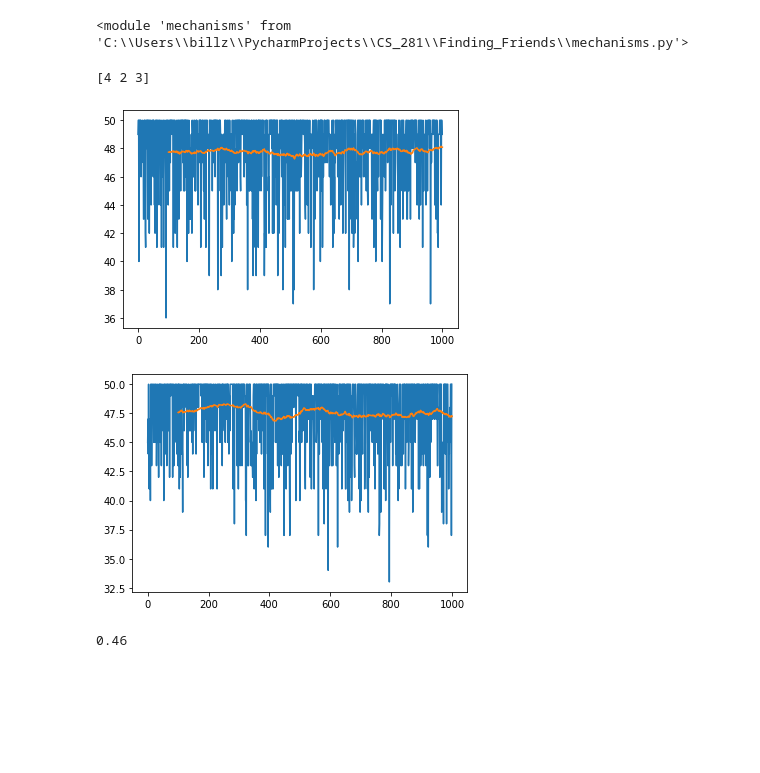
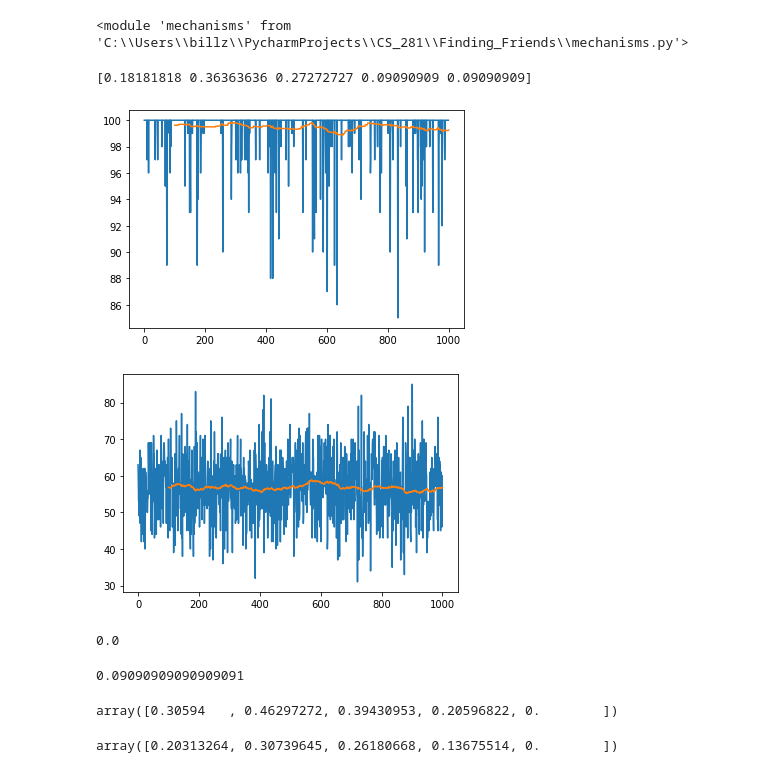
Before and after one commit to bzhang42/Finding_Friends, a Jupyter notebook: game_analysis.ipynb, the cells around one changed output. Drawn from its saved outputs; the diff is of its cells as text; code cells hidden in the pictures; blank space fills up the shorter version.

Commit message:
implemented beta binomial agent

```diff
--- a/game_analysis.ipynb
+++ b/game_analysis.ipynb
@@ -15,25 +15,26 @@ importlib.reload(mechanisms)
 # %% [output]
 <module 'mechanisms' from 'C:\\Users\\billz\\PycharmProjects\\CS_281\\Finding_Friends\\mechanisms.py'>
 # %%
-NUM_PLAYERS = 3
+NUM_PLAYERS = 5
 BASE_LVL = 0
-LVL_CAP = 50
+LVL_CAP = 100
 WIN_PROB = 1.0
 
 skill_levels = np.random.randint(1, 5, size=NUM_PLAYERS)
+skill_levels = skill_levels / np.sum(skill_levels)
 print(skill_levels)
 
 ff_agents = [agents.Basic_Agent(i, BASE_LVL) for i in range(NUM_PLAYERS - 1)]
 # ff_agents.append(agents.Lowest_Level_Agent(NUM_PLAYERS - 3, BASE_LVL))
 # ff_agents.append(agents.Lowest_Level_Agent(NUM_PLAYERS - 2, BASE_LVL))
-ff_agents.append(agents.Lowest_Level_Agent(NUM_PLAYERS - 1, BASE_LVL))
+ff_agents.append(agents.Beta_Binomial_Agent(NUM_PLAYERS - 1, BASE_LVL, skill=skill_levels[NUM_PLAYERS - 1], priors=(2, 3)))
 
-ff_mech = mechanisms.Baseline_Mechanism(num_players=NUM_PLAYERS, p=WIN_PROB)
-# ff_mech = mechanisms.Skill_Mechanism(num_players=NUM_PLAYERS, skill_levels=skill_levels)
+# ff_mech = mechanisms.Baseline_Mechanism(num_players=NUM_PLAYERS, p=WIN_PROB)
+ff_mech = mechanisms.Skill_Mechanism(num_players=NUM_PLAYERS, skill_levels=skill_levels)
 
 ff_game = game.Game(players=ff_agents, mechanism=ff_mech, cap=LVL_CAP, logging_level='DEBUG')
 # %% [output]
-[4 2 3]
+[0.18181818 0.36363636 0.27272727 0.09090909 0.09090909]
 # %%
 NUM_TRIALS = 1000
 results = []
@@ -45,13 +46,13 @@ for i in range(NUM_TRIALS):
 
 results = np.array(results)
 # %%
-plt.plot(results[:, 0])
-means = torch.tensor(results[:, 0], dtype=torch.float).unfold(0, 100, 1).mean(1).view(-1)
+plt.plot(results[:, 1])
+means = torch.tensor(results[:, 1], dtype=torch.float).unfold(0, 100, 1).mean(1).view(-1)
 # means = torch.cat((torch.zeros(99), means))
 plt.plot(np.arange(100, 100 + len(means)), means.numpy())
 plt.show()
 # %% [output]
-[figure, old version]
+[figure, new version]
 # %%
 plt.plot(results[:, -1])
 means = torch.tensor(results[:, -1], dtype=torch.float).unfold(0, 100, 1).mean(1).view(-1)
@@ -59,8 +60,21 @@ means = torch.tensor(results[:, -1], dtype=torch.float).unfold(0, 100, 1).mean(1
 plt.plot(np.arange(100, 100 + len(means)), means.numpy())
 plt.show()
 # %% [output]
-[figure, old version]
+[figure, new version]
 # %%
-np.sum([results[i][-1] == 50 for i in range(len(results))]) / NUM_TRIALS
+np.sum([results[i][-1] == 100 for i in range(len(results))]) / NUM_TRIALS
 # %% [output]
-0.46
+0.0
+# %%
+ff_agents[-1].skill
+# %% [output]
+0.09090909090909091
+# %%
+final_probs = ff_agents[-1].map_probs(NUM_PLAYERS)
+final_probs
+# %% [output]
+array([0.30594   , 0.46297272, 0.39430953, 0.20596822, 0.        ])
+# %%
+final_probs * (1 - ff_agents[-1].skill) / np.sum(final_probs)
+# %% [output]
+array([0.20313264, 0.30739645, 0.26180668, 0.13675514, 0.        ])
```
Also changed, not shown: 1 other file.
